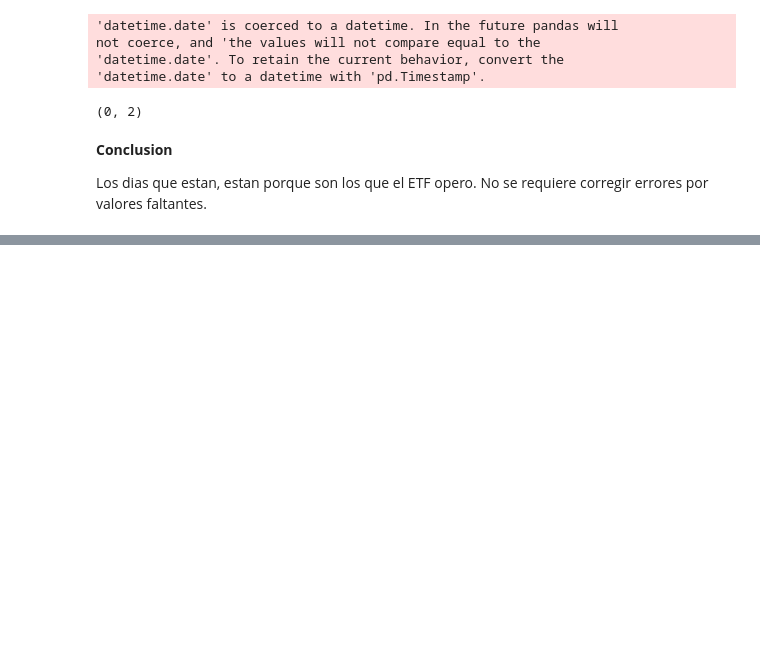
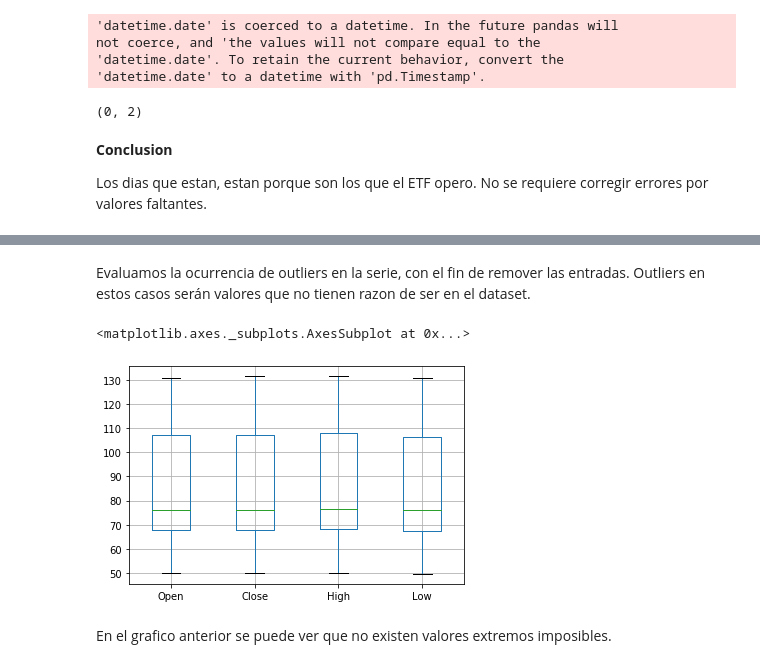
Before and after one commit to agalbachicar/fa_momentum, a Jupyter notebook: src/momentum.ipynb, the cells around one changed output, grey strips where cells are left out. Saved outputs shown, nothing was run; the diff lists cells and outputs as text; code cells hidden in the pictures; blank space fills up the shorter version.

```diff
--- a/src/momentum.ipynb
+++ b/src/momentum.ipynb
@@ -168,0 +178,9 @@ Los dias que estan, estan porque son los que el ETF opero. No se requiere correg
+# %% [markdown]
+Evaluamos la ocurrencia de outliers en la serie, con el fin de remover las entradas. Outliers en estos casos serán valores que no tienen razon de ser en el dataset.
+# %%
+mtum_df.boxplot(['Open', 'Close', 'High', 'Low'])
+# %% [output]
+<matplotlib.axes._subplots.AxesSubplot at 0x...>
+[figure, added]
+# %% [markdown]
+En el grafico anterior se puede ver que no existen valores extremos imposibles.
```
Also changed, not shown: parts of 8 cells of this notebook.
